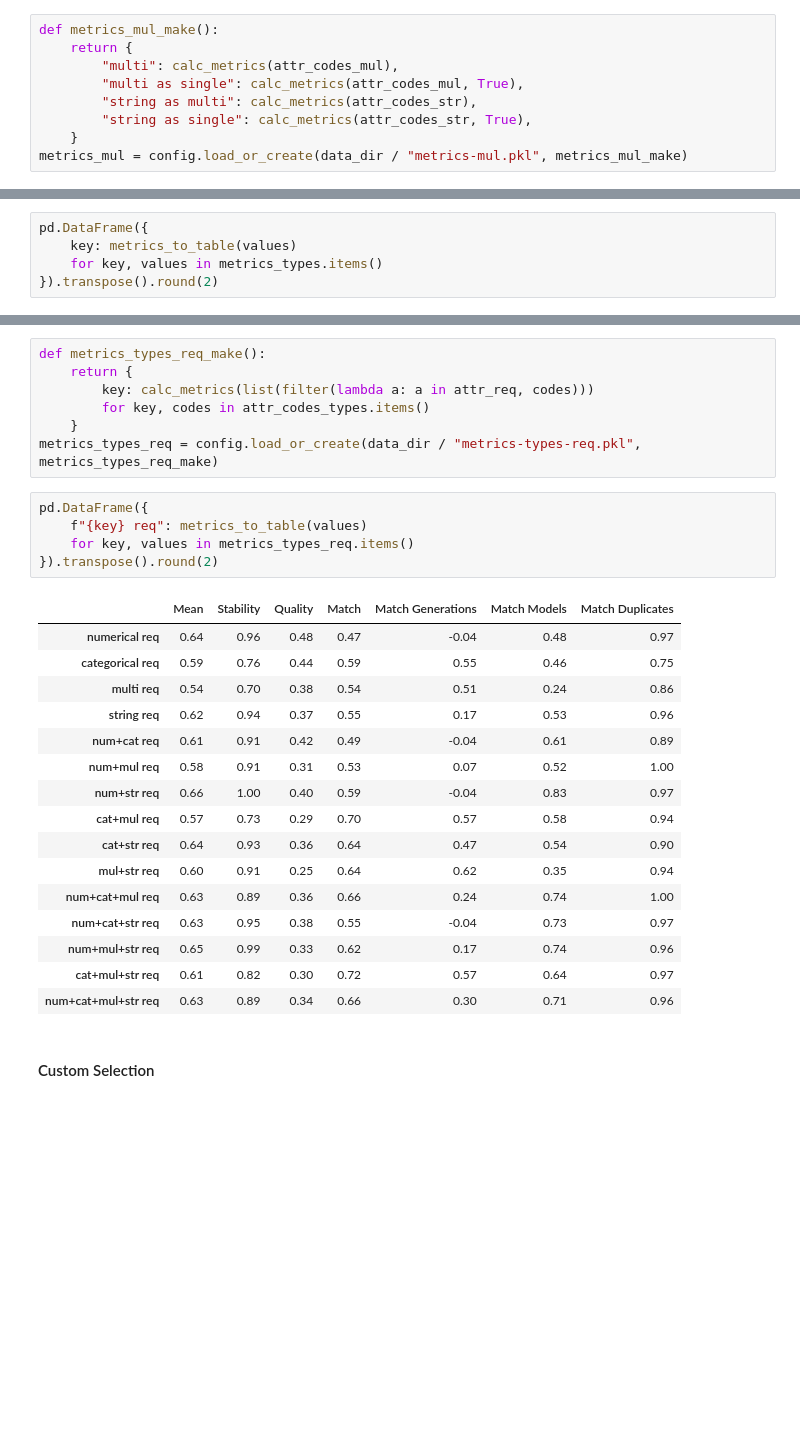
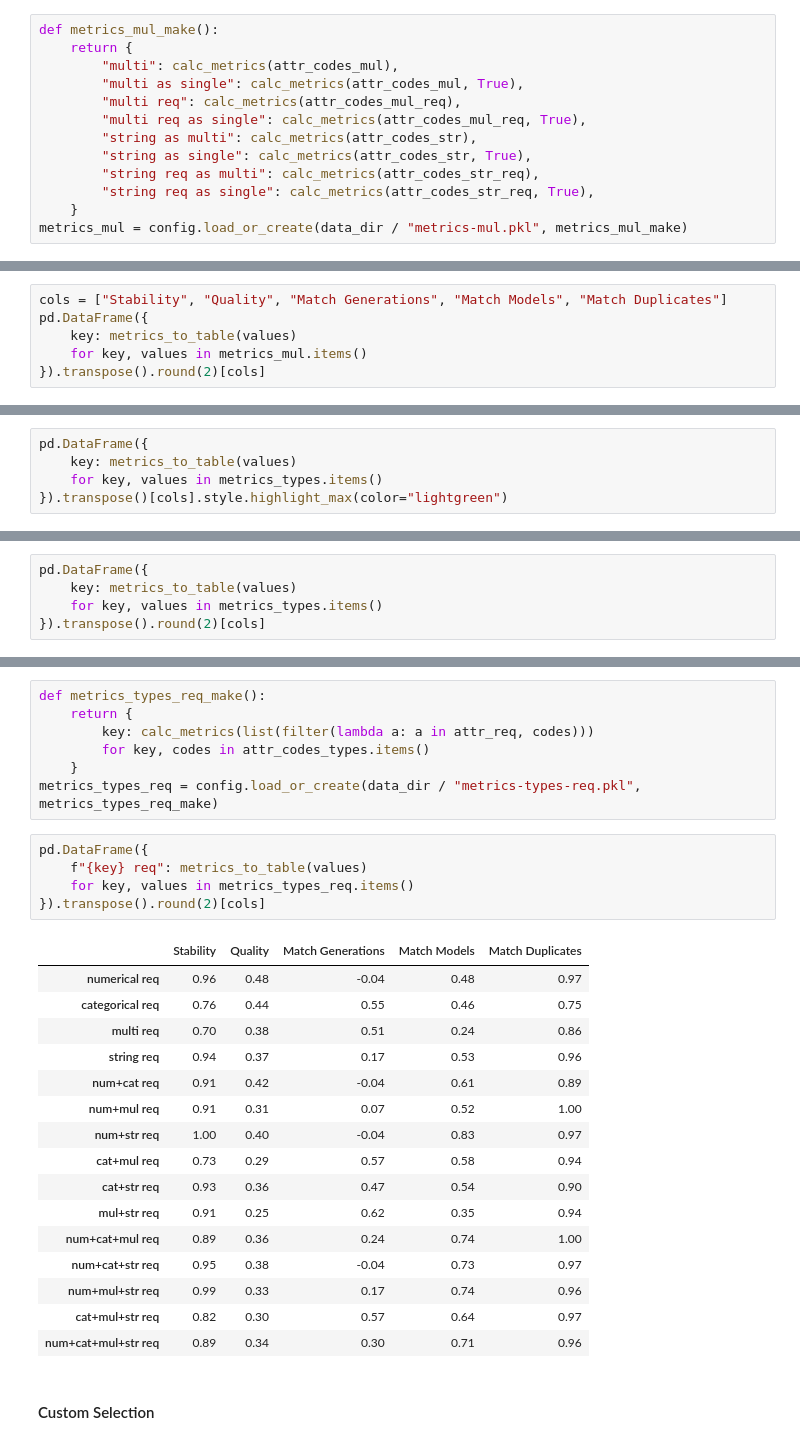
Before and after one commit to hd-code/ma-product-clustering, a Jupyter notebook: cluster-analysis/notebooks/clustering/2-phones.ipynb, the cells around one changed output, grey strips where cells are left out. Cells and saved outputs as stored; diff of their text form; blank space fills up the shorter version.

```diff
--- a/cluster-analysis/notebooks/clustering/2-phones.ipynb
+++ b/cluster-analysis/notebooks/clustering/2-phones.ipynb
@@ -256,8 +268,12 @@ def metrics_mul_make():
     return {
         "multi": calc_metrics(attr_codes_mul),
         "multi as single": calc_metrics(attr_codes_mul, True),
+        "multi req": calc_metrics(attr_codes_mul_req),
+        "multi req as single": calc_metrics(attr_codes_mul_req, True),
         "string as multi": calc_metrics(attr_codes_str),
         "string as single": calc_metrics(attr_codes_str, True),
+        "string req as multi": calc_metrics(attr_codes_str_req),
+        "string req as single": calc_metrics(attr_codes_str_req, True),
     }
 metrics_mul = config.load_or_create(data_dir / "metrics-mul.pkl", metrics_mul_make)
 # %%
@@ -273,0 +294,6 @@ pd.DataFrame({
+# %%
+cols = ["Stability", "Quality", "Match Generations", "Match Models", "Match Duplicates"]
+pd.DataFrame({
+    key: metrics_to_table(values)
+    for key, values in metrics_mul.items()
+}).transpose().round(2)[cols]
@@ -315,3 +351,8 @@ def metrics_types_make():
         for key, value in attr_codes_types.items()
     }
 metrics_types = config.load_or_create(data_dir / "metrics-types.pkl", metrics_types_make)
+# %%
+pd.DataFrame({
+    key: metrics_to_table(values)
+    for key, values in metrics_types.items()
+}).transpose()[cols].style.highlight_max(color="lightgreen")
@@ -319,5 +377,5 @@ metrics_types = config.load_or_create(data_dir / "metrics-types.pkl", metrics_ty
 pd.DataFrame({
     key: metrics_to_table(values)
     for key, values in metrics_types.items()
-}).transpose().round(2)
+}).transpose().round(2)[cols]
 # %% [output]
@@ -351,25 +409,25 @@ metrics_types_req = config.load_or_create(data_dir / "metrics-types-req.pkl", me
 # %%
 pd.DataFrame({
     f"{key} req": metrics_to_table(values)
     for key, values in metrics_types_req.items()
-}).transpose().round(2)
+}).transpose().round(2)[cols]
 # %% [output]
-|  | Mean | Stability | Quality | Match | Match Generations | Match Models | Match Duplicates |
-| numerical req | 0.64 | 0.96 | 0.48 | 0.47 | -0.04 | 0.48 | 0.97 |
-| categorical req | 0.59 | 0.76 | 0.44 | 0.59 | 0.55 | 0.46 | 0.75 |
-| multi req | 0.54 | 0.70 | 0.38 | 0.54 | 0.51 | 0.24 | 0.86 |
-| string req | 0.62 | 0.94 | 0.37 | 0.55 | 0.17 | 0.53 | 0.96 |
-| num+cat req | 0.61 | 0.91 | 0.42 | 0.49 | -0.04 | 0.61 | 0.89 |
-| num+mul req | 0.58 | 0.91 | 0.31 | 0.53 | 0.07 | 0.52 | 1.00 |
-| num+str req | 0.66 | 1.00 | 0.40 | 0.59 | -0.04 | 0.83 | 0.97 |
-| cat+mul req | 0.57 | 0.73 | 0.29 | 0.70 | 0.57 | 0.58 | 0.94 |
-| cat+str req | 0.64 | 0.93 | 0.36 | 0.64 | 0.47 | 0.54 | 0.90 |
-| mul+str req | 0.60 | 0.91 | 0.25 | 0.64 | 0.62 | 0.35 | 0.94 |
-| num+cat+mul req | 0.63 | 0.89 | 0.36 | 0.66 | 0.24 | 0.74 | 1.00 |
-| num+cat+str req | 0.63 | 0.95 | 0.38 | 0.55 | -0.04 | 0.73 | 0.97 |
-| num+mul+str req | 0.65 | 0.99 | 0.33 | 0.62 | 0.17 | 0.74 | 0.96 |
-| cat+mul+str req | 0.61 | 0.82 | 0.30 | 0.72 | 0.57 | 0.64 | 0.97 |
-| num+cat+mul+str req | 0.63 | 0.89 | 0.34 | 0.66 | 0.30 | 0.71 | 0.96 |
+|  | Stability | Quality | Match Generations | Match Models | Match Duplicates |
+| numerical req | 0.96 | 0.48 | -0.04 | 0.48 | 0.97 |
+| categorical req | 0.76 | 0.44 | 0.55 | 0.46 | 0.75 |
+| multi req | 0.70 | 0.38 | 0.51 | 0.24 | 0.86 |
+| string req | 0.94 | 0.37 | 0.17 | 0.53 | 0.96 |
+| num+cat req | 0.91 | 0.42 | -0.04 | 0.61 | 0.89 |
+| num+mul req | 0.91 | 0.31 | 0.07 | 0.52 | 1.00 |
+| num+str req | 1.00 | 0.40 | -0.04 | 0.83 | 0.97 |
+| cat+mul req | 0.73 | 0.29 | 0.57 | 0.58 | 0.94 |
+| cat+str req | 0.93 | 0.36 | 0.47 | 0.54 | 0.90 |
+| mul+str req | 0.91 | 0.25 | 0.62 | 0.35 | 0.94 |
+| num+cat+mul req | 0.89 | 0.36 | 0.24 | 0.74 | 1.00 |
+| num+cat+str req | 0.95 | 0.38 | -0.04 | 0.73 | 0.97 |
+| num+mul+str req | 0.99 | 0.33 | 0.17 | 0.74 | 0.96 |
+| cat+mul+str req | 0.82 | 0.30 | 0.57 | 0.64 | 0.97 |
+| num+cat+mul+str req | 0.89 | 0.34 | 0.30 | 0.71 | 0.96 |
 # %% [markdown]
 #### Custom Selection
 # %%
```
Also changed, not shown: parts of 14 cells of this notebook, 2 other files.
